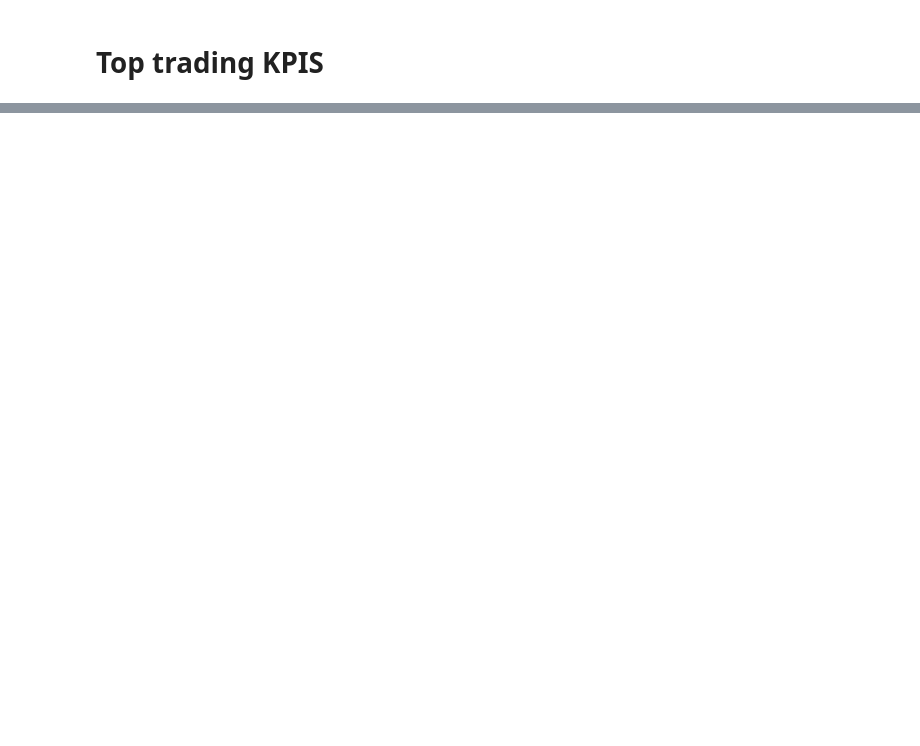
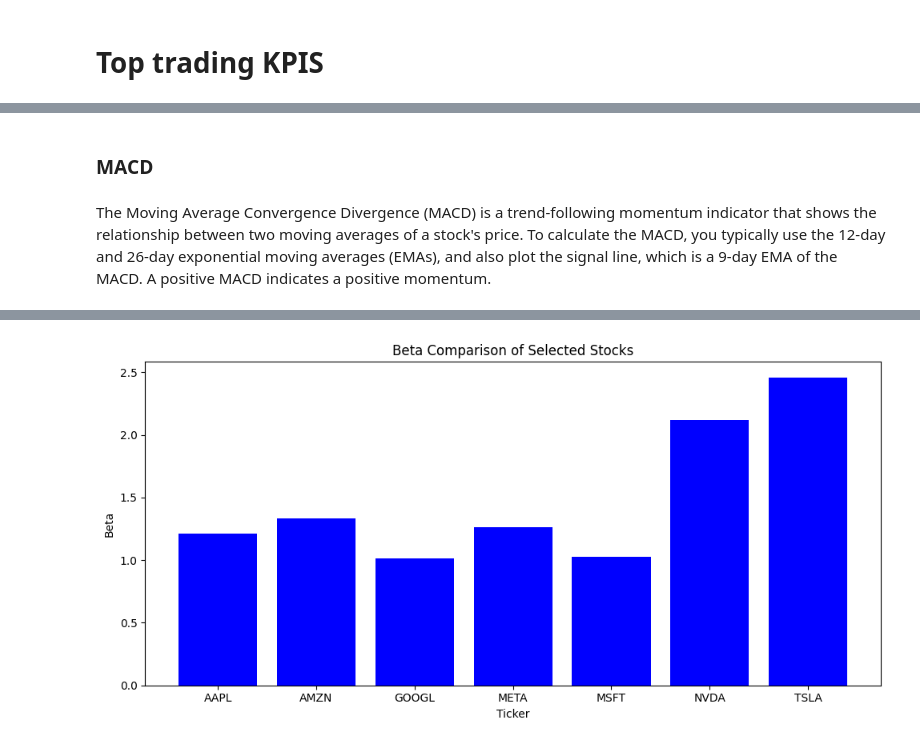
Before and after one commit to monkpeh/StockIQ, a Jupyter notebook: GenAI for Stock Portfolio Starter File.ipynb, the cells around one changed output, grey strips where cells are left out. Saved outputs shown, nothing was run; the diff lists cells and outputs as text; code cells hidden in the pictures; blank space fills up the shorter version.

```diff
--- a/GenAI for Stock Portfolio Starter File.ipynb
+++ b/GenAI for Stock Portfolio Starter File.ipynb
@@ -176,0 +448,35 @@ SyntaxError: EOF while scanning triple-quoted string literal (3084315208.py, lin
+# %% [markdown]
+### MACD
+# %% [markdown]
+The Moving Average Convergence Divergence (MACD) is a trend-following momentum indicator that shows the relationship between two moving averages of a stock's price. To calculate the MACD, you typically use the 12-day and 26-day exponential moving averages (EMAs), and also plot the signal line, which is a 9-day EMA of the MACD. A positive MACD indicates a positive momentum.
+# %%
+
+def plot_beta_comparison(tickers, start_date, end_date):
+    betas = {}
+    for ticker in tickers:
+        stock = yf.Ticker(ticker)
+        try:
+            data = stock.history(start=start_date, end=end_date)
+            beta = stock.info.get('beta')
+
+            if beta is None:
+                print(f"Warning: Beta for {ticker} is not available.")
+                continue
+
+            betas[ticker] = beta
+        except KeyError as e:
+            print(f"Error retrieving data for {ticker}: {e}")
+        except Exception as e:
+            print(f"An error occurred with ticker {ticker}: {e}")
+
+    # Plotting the bar chart
+    plt.figure(figsize=(10, 5))
+    plt.bar(betas.keys(), betas.values(), color='blue')
+    plt.title('Beta Comparison of Selected Stocks')
+    plt.xlabel('Ticker')
+    plt.ylabel('Beta')
+    plt.tight_layout()
+    plt.show()
+
+plot_beta_comparison(tickers, '2022-01-01', '2023-12-31')
+# %% [output]
@@ -176,0 +485 @@ SyntaxError: EOF while scanning triple-quoted string literal (3084315208.py, lin
+[figure, added]
```
Also changed, not shown: parts of 21 cells of this notebook.
